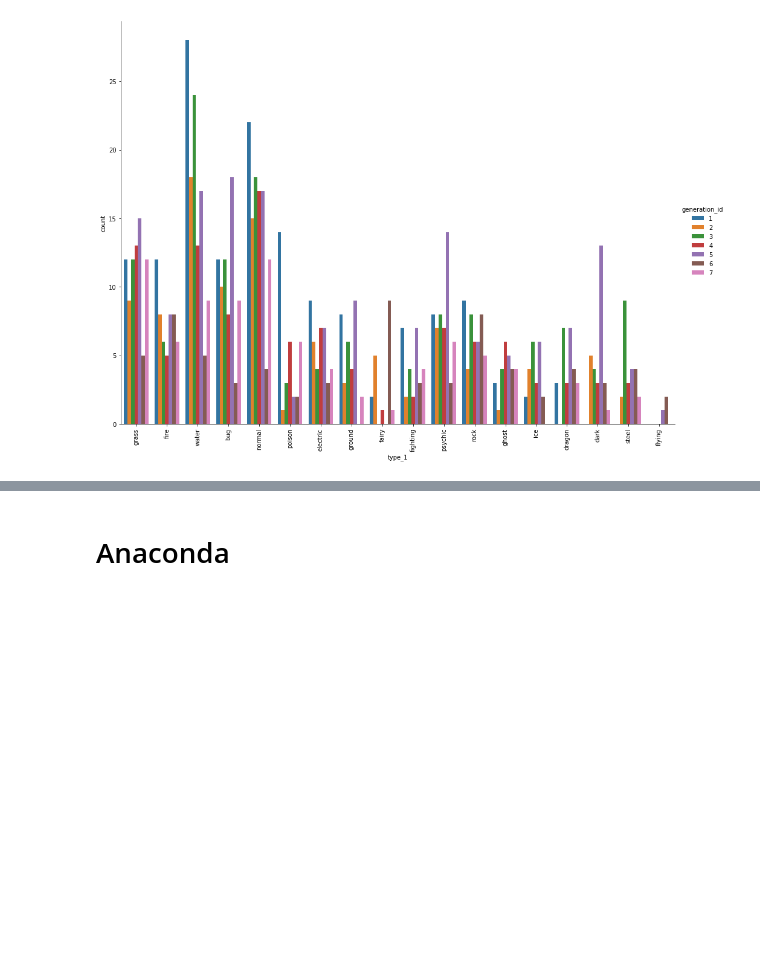
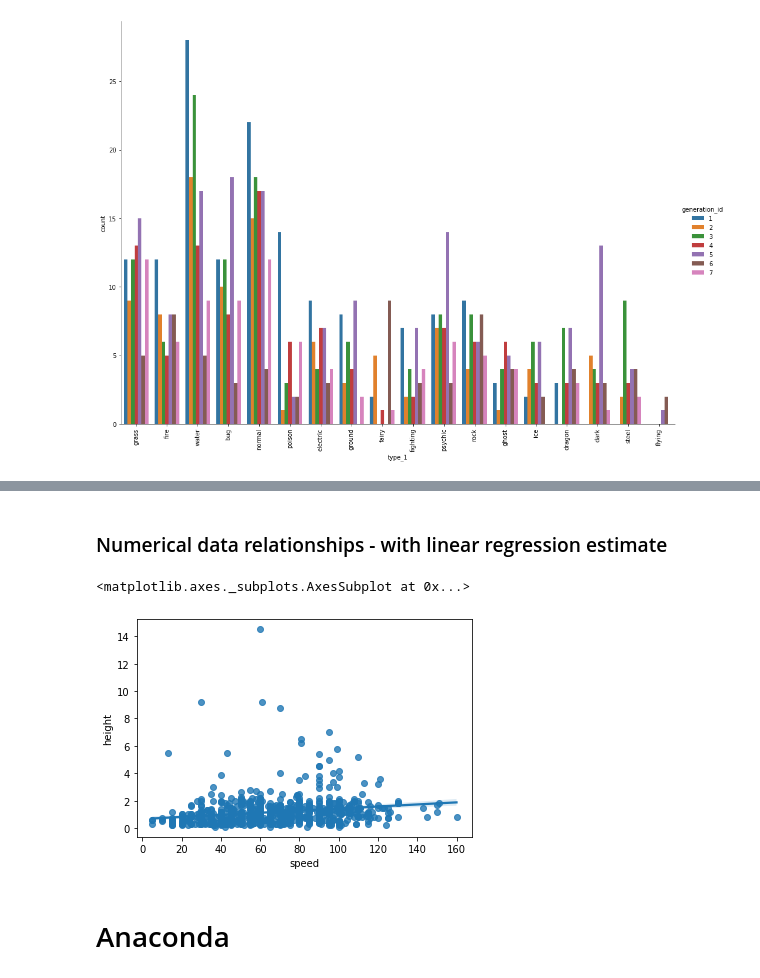
Before and after one commit to anuragkapur/anuragkapur.github.io, a Jupyter notebook: blog/cheat-sheets/jupyter/Python Cheat Sheet.ipynb, the cells around one changed output, grey strips where cells are left out. Cells and saved outputs as stored; diff of their text form; code cells hidden in the pictures; blank space fills up the shorter version.

```diff
--- a/blog/cheat-sheets/jupyter/Python Cheat Sheet.ipynb
+++ b/blog/cheat-sheets/jupyter/Python Cheat Sheet.ipynb
@@ -1237,3 +1247,10 @@ plt.xticks(rotation = 90);
+# %% [markdown]
+### Numerical data relationships - with linear regression estimate
+# %%
+sb.regplot(data=df, x='speed', y='height')
+# %% [output]
+<matplotlib.axes._subplots.AxesSubplot at 0x...>
+[figure, added]
 # %% [markdown]
 # Anaconda
 # %% [markdown]
```
Also changed, not shown: parts of 17 cells of this notebook.
